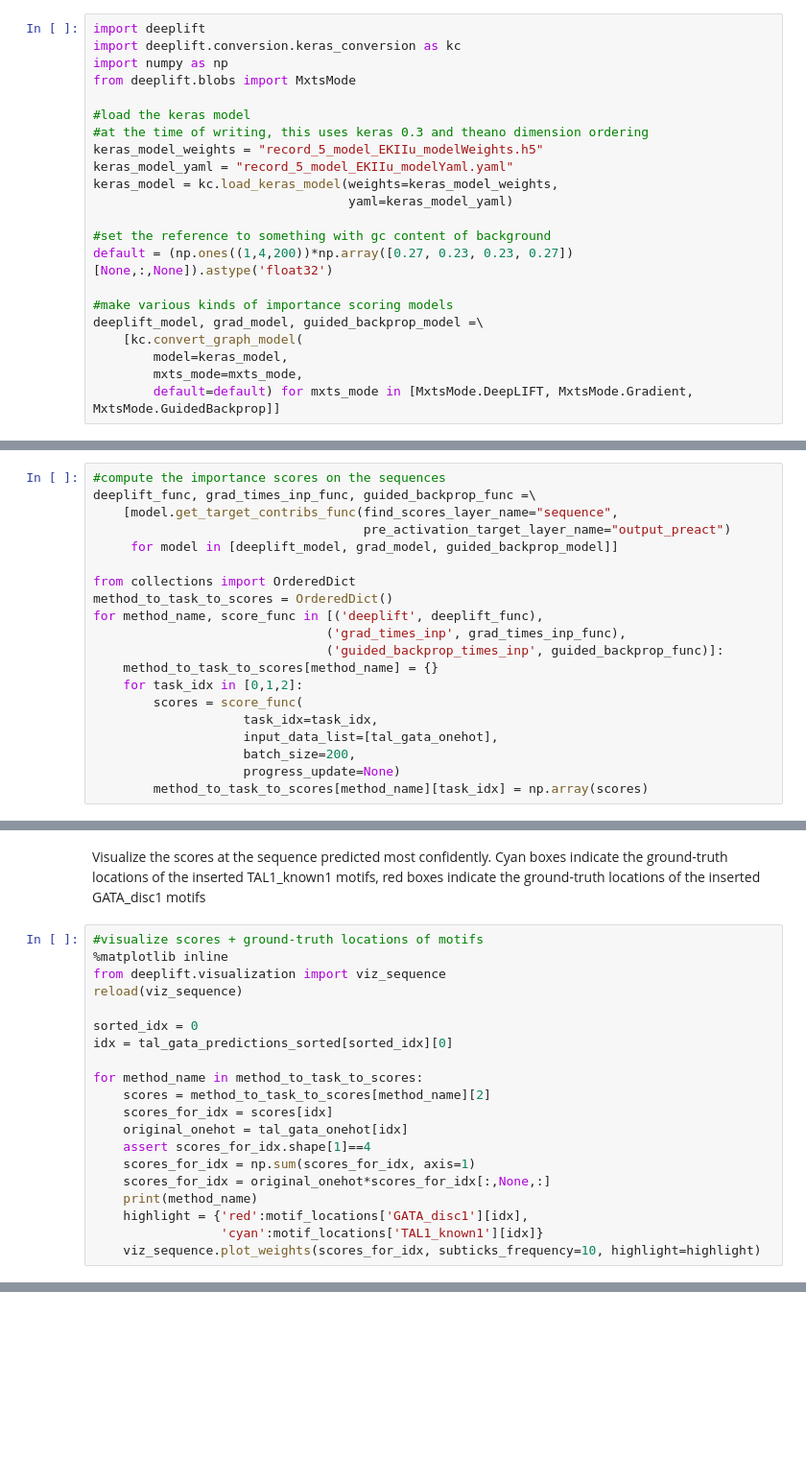
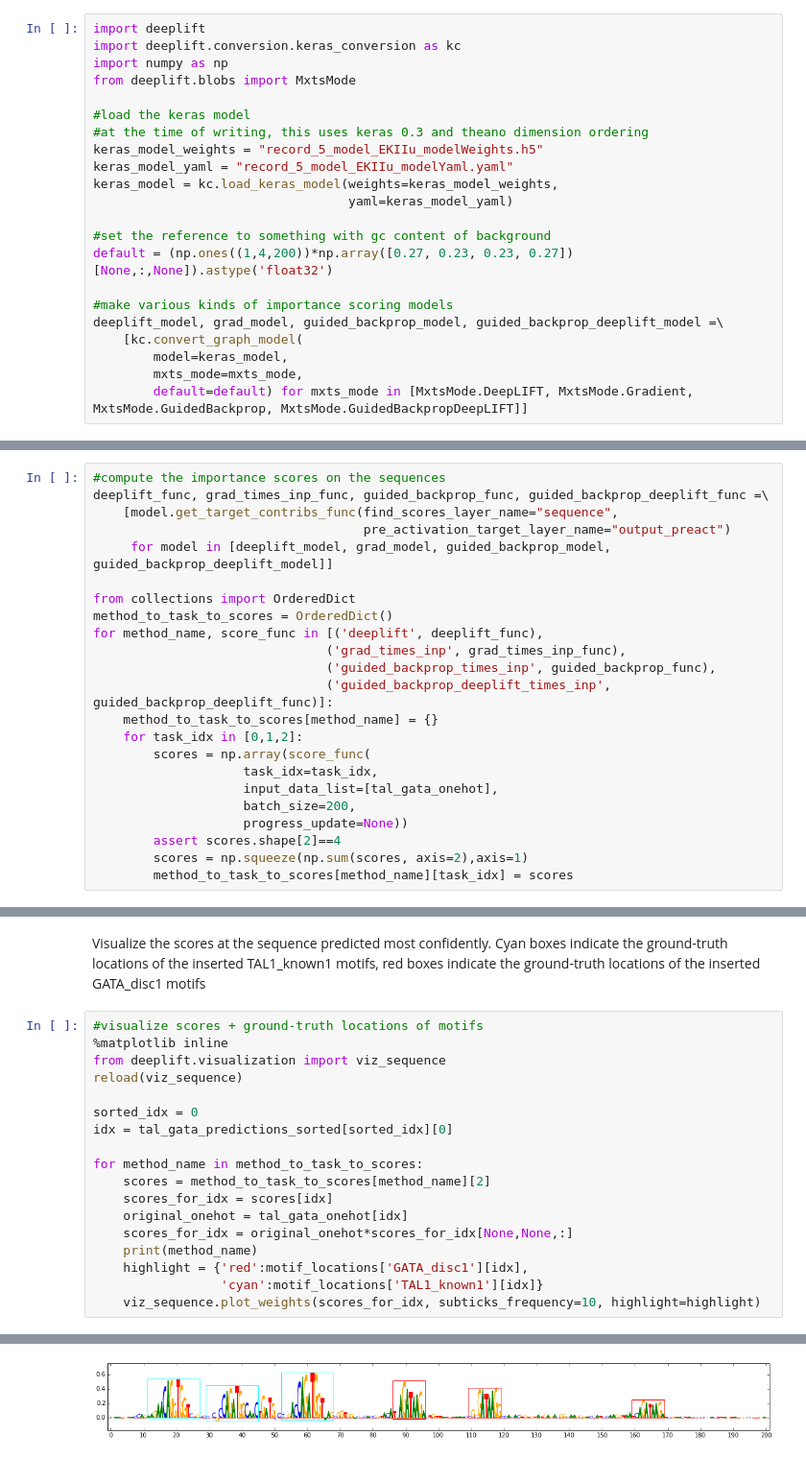
Before and after one commit to kundajelab/deeplift, a Jupyter notebook: examples/public/tal_gata/TAL-GATA simulation.ipynb, the cells around one changed output, grey strips where cells are left out. Shown at 96% size. Cells and saved outputs as stored; diff of their text form; blank space fills up the shorter version.

Commit message:
added guided backprop deeplift to example

```diff
--- a/examples/public/tal_gata/TAL-GATA simulation.ipynb
+++ b/examples/public/tal_gata/TAL-GATA simulation.ipynb
@@ -47,11 +47,11 @@ keras_model = kc.load_keras_model(weights=keras_model_weights,
 default = (np.ones((1,4,200))*np.array([0.27, 0.23, 0.23, 0.27])[None,:,None]).astype('float32')
 
 #make various kinds of importance scoring models
-deeplift_model, grad_model, guided_backprop_model =\
+deeplift_model, grad_model, guided_backprop_model, guided_backprop_deeplift_model =\
     [kc.convert_graph_model(
         model=keras_model,
         mxts_mode=mxts_mode,
-        default=default) for mxts_mode in [MxtsMode.DeepLIFT, MxtsMode.Gradient, MxtsMode.GuidedBackprop]]
+        default=default) for mxts_mode in [MxtsMode.DeepLIFT, MxtsMode.Gradient, MxtsMode.GuidedBackprop, MxtsMode.GuidedBackpropDeepLIFT]]
 # %% [output]
 Using gpu device 0: GeForce GT 750M (CNMeM is disabled, cuDNN 5005)
 Using Theano backend.
@@ -94,24 +94,27 @@ tal_gata_predictions_sorted = sorted(enumerate(tal_gata_predictions), key=lambda
 Compute the importance scores using the three different methods for all three tasks
 # %%
 #compute the importance scores on the sequences
-deeplift_func, grad_times_inp_func, guided_backprop_func =\
+deeplift_func, grad_times_inp_func, guided_backprop_func, guided_backprop_deeplift_func =\
     [model.get_target_contribs_func(find_scores_layer_name="sequence",
                                     pre_activation_target_layer_name="output_preact")
-     for model in [deeplift_model, grad_model, guided_backprop_model]]
+     for model in [deeplift_model, grad_model, guided_backprop_model, guided_backprop_deeplift_model]]
 
 from collections import OrderedDict
 method_to_task_to_scores = OrderedDict()
 for method_name, score_func in [('deeplift', deeplift_func),
                                ('grad_times_inp', grad_times_inp_func),
-                               ('guided_backprop_times_inp', guided_backprop_func)]:
+                               ('guided_backprop_times_inp', guided_backprop_func),
+                               ('guided_backprop_deeplift_times_inp', guided_backprop_deeplift_func)]:
     method_to_task_to_scores[method_name] = {}
     for task_idx in [0,1,2]:
-        scores = score_func(
+        scores = np.array(score_func(
                     task_idx=task_idx,
                     input_data_list=[tal_gata_onehot],
                     batch_size=200,
-                    progress_update=None)
-        method_to_task_to_scores[method_name][task_idx] = np.array(scores)
+                    progress_update=None))
+        assert scores.shape[2]==4
+        scores = np.squeeze(np.sum(scores, axis=2),axis=1)
+        method_to_task_to_scores[method_name][task_idx] = scores
 # %%
 motif_locations = {'GATA_disc1':[], 'TAL1_known1':[]}
 for embeddings in tal_gata_data.embeddings:
@@ -184,9 +152,7 @@ for method_name in method_to_task_to_scores:
     scores = method_to_task_to_scores[method_name][2]
     scores_for_idx = scores[idx]
     original_onehot = tal_gata_onehot[idx]
-    assert scores_for_idx.shape[1]==4
-    scores_for_idx = np.sum(scores_for_idx, axis=1)
-    scores_for_idx = original_onehot*scores_for_idx[:,None,:]
+    scores_for_idx = original_onehot*scores_for_idx[None,None,:]
     print(method_name)
     highlight = {'red':motif_locations['GATA_disc1'][idx],
                  'cyan':motif_locations['TAL1_known1'][idx]}
@@ -200,0 +168 @@ guided_backprop
+[figure, added]
```
Also changed, not shown: parts of 3 cells of this notebook.
